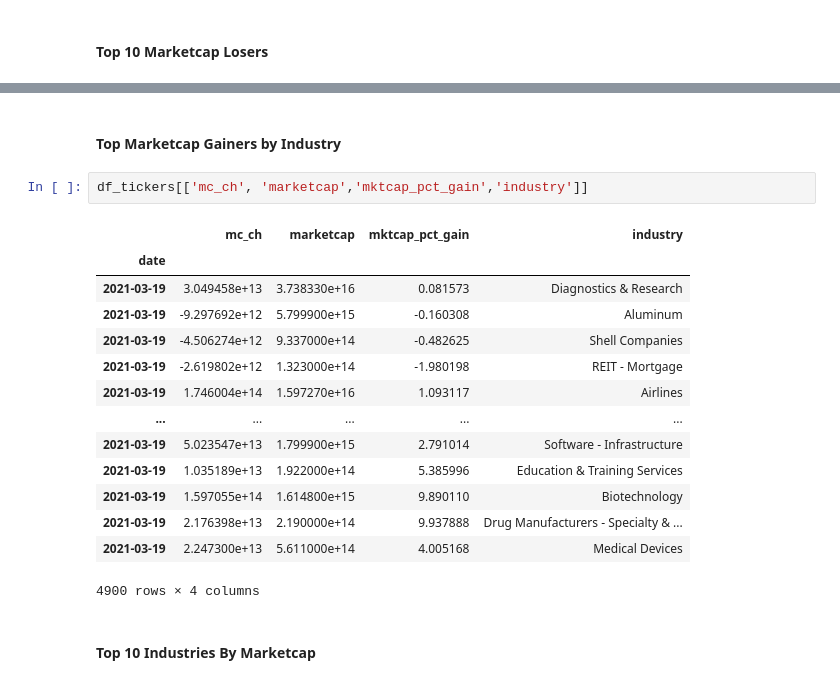
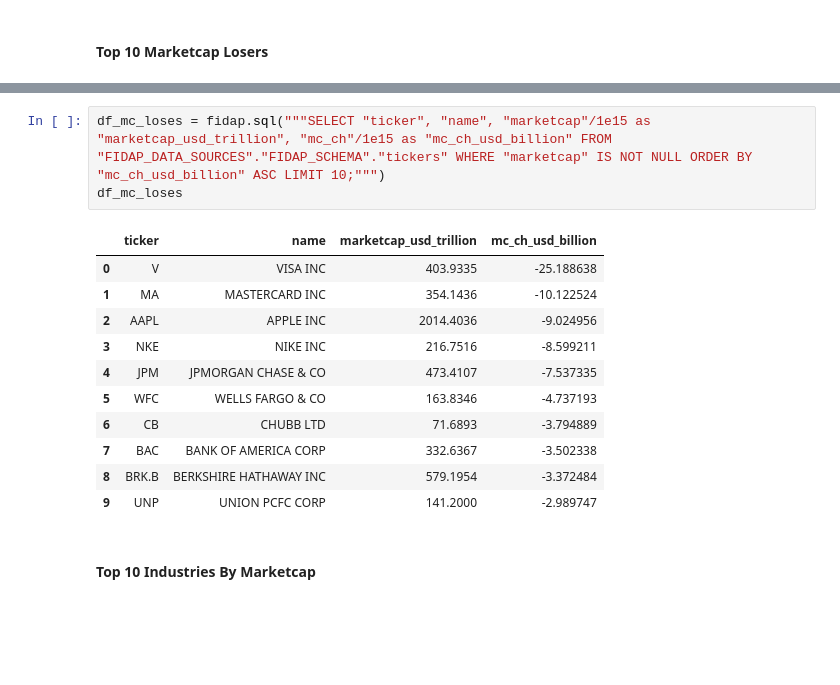
Before and after one commit to fidapco/notebooks, a Jupyter notebook: todays_market.ipynb, the cells around one changed output, grey strips where cells are left out. Saved outputs shown, nothing was run; the diff lists cells and outputs as text; blank space fills up the shorter version.

```diff
--- a/todays_market.ipynb
+++ b/todays_market.ipynb
@@ -154,21 +132,17 @@ df_tickers[['ticker','mc_ch', 'marketcap','mktcap_pct_gain']].sort_values(by='mc
-# %% [markdown]
-#### Top Marketcap Gainers by Industry
-# %%
-df_tickers[['mc_ch', 'marketcap','mktcap_pct_gain','industry']]
-# %% [output]
-|  | mc_ch | marketcap | mktcap_pct_gain | industry |
-| date |  |  |  |  |
-| 2021-03-19 | 3.049458e+13 | 3.738330e+16 | 0.081573 | Diagnostics & Research |
-| 2021-03-19 | -9.297692e+12 | 5.799900e+15 | -0.160308 | Aluminum |
-| 2021-03-19 | -4.506274e+12 | 9.337000e+14 | -0.482625 | Shell Companies |
-| 2021-03-19 | -2.619802e+12 | 1.323000e+14 | -1.980198 | REIT - Mortgage |
-| 2021-03-19 | 1.746004e+14 | 1.597270e+16 | 1.093117 | Airlines |
-| ... | ... | ... | ... | ... |
-| 2021-03-19 | 5.023547e+13 | 1.799900e+15 | 2.791014 | Software - Infrastructure |
-| 2021-03-19 | 1.035189e+13 | 1.922000e+14 | 5.385996 | Education & Training Services |
-| 2021-03-19 | 1.597055e+14 | 1.614800e+15 | 9.890110 | Biotechnology |
-| 2021-03-19 | 2.176398e+13 | 2.190000e+14 | 9.937888 | Drug Manufacturers - Specialty & ... |
-| 2021-03-19 | 2.247300e+13 | 5.611000e+14 | 4.005168 | Medical Devices |
-4900 rows × 4 columns
+# %%
+df_mc_loses = fidap.sql("""SELECT "ticker", "name", "marketcap"/1e15 as "marketcap_usd_trillion", "mc_ch"/1e15 as "mc_ch_usd_billion" FROM "FIDAP_DATA_SOURCES"."FIDAP_SCHEMA"."tickers" WHERE "marketcap" IS NOT NULL ORDER BY "mc_ch_usd_billion" ASC LIMIT 10;""")
+df_mc_loses
+# %% [output]
+|  | ticker | name | marketcap_usd_trillion | mc_ch_usd_billion |
+| 0 | V | VISA INC | 403.9335 | -25.188638 |
+| 1 | MA | MASTERCARD INC | 354.1436 | -10.122524 |
+| 2 | AAPL | APPLE INC | 2014.4036 | -9.024956 |
+| 3 | NKE | NIKE INC | 216.7516 | -8.599211 |
+| 4 | JPM | JPMORGAN CHASE & CO | 473.4107 | -7.537335 |
+| 5 | WFC | WELLS FARGO & CO | 163.8346 | -4.737193 |
+| 6 | CB | CHUBB LTD | 71.6893 | -3.794889 |
+| 7 | BAC | BANK OF AMERICA CORP | 332.6367 | -3.502338 |
+| 8 | BRK.B | BERKSHIRE HATHAWAY INC | 579.1954 | -3.372484 |
+| 9 | UNP | UNION PCFC CORP | 141.2000 | -2.989747 |
 # %% [markdown]
 #### Top 10 Industries By Marketcap
```
Also changed, not shown: parts of 19 cells of this notebook.
